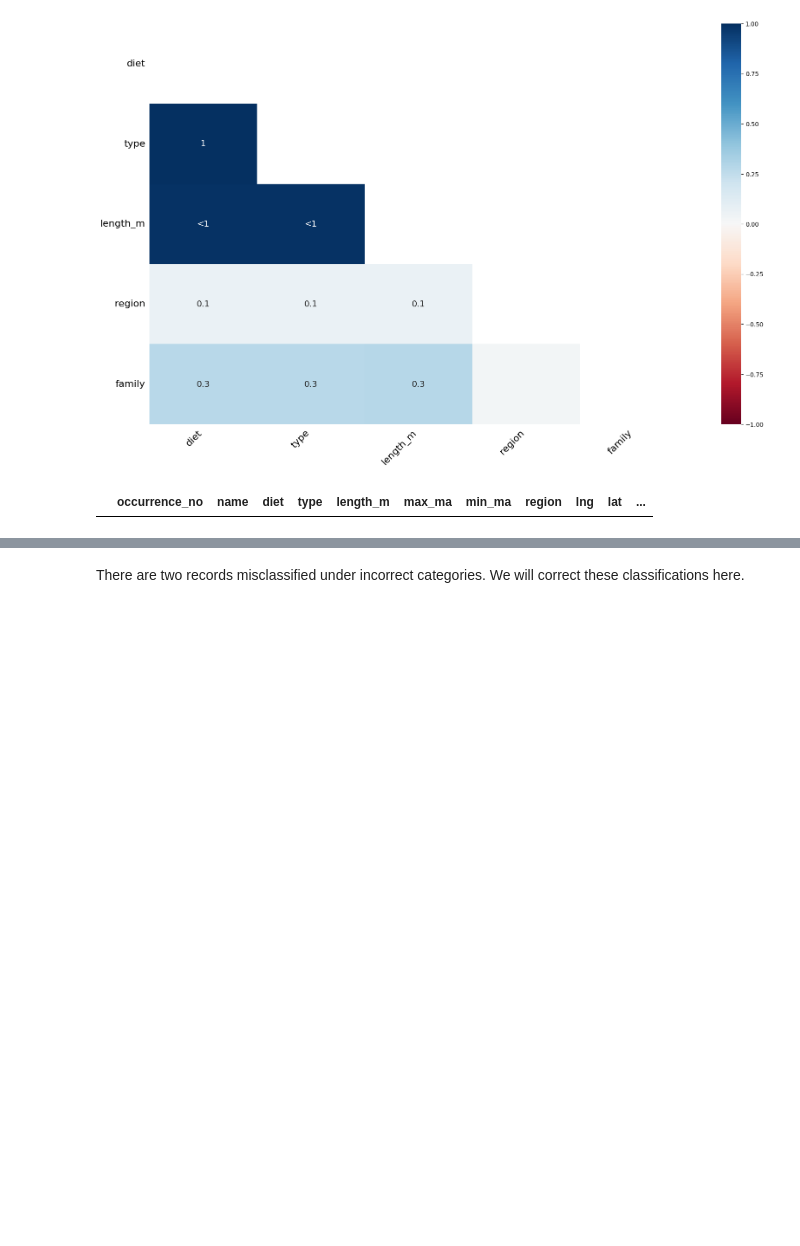
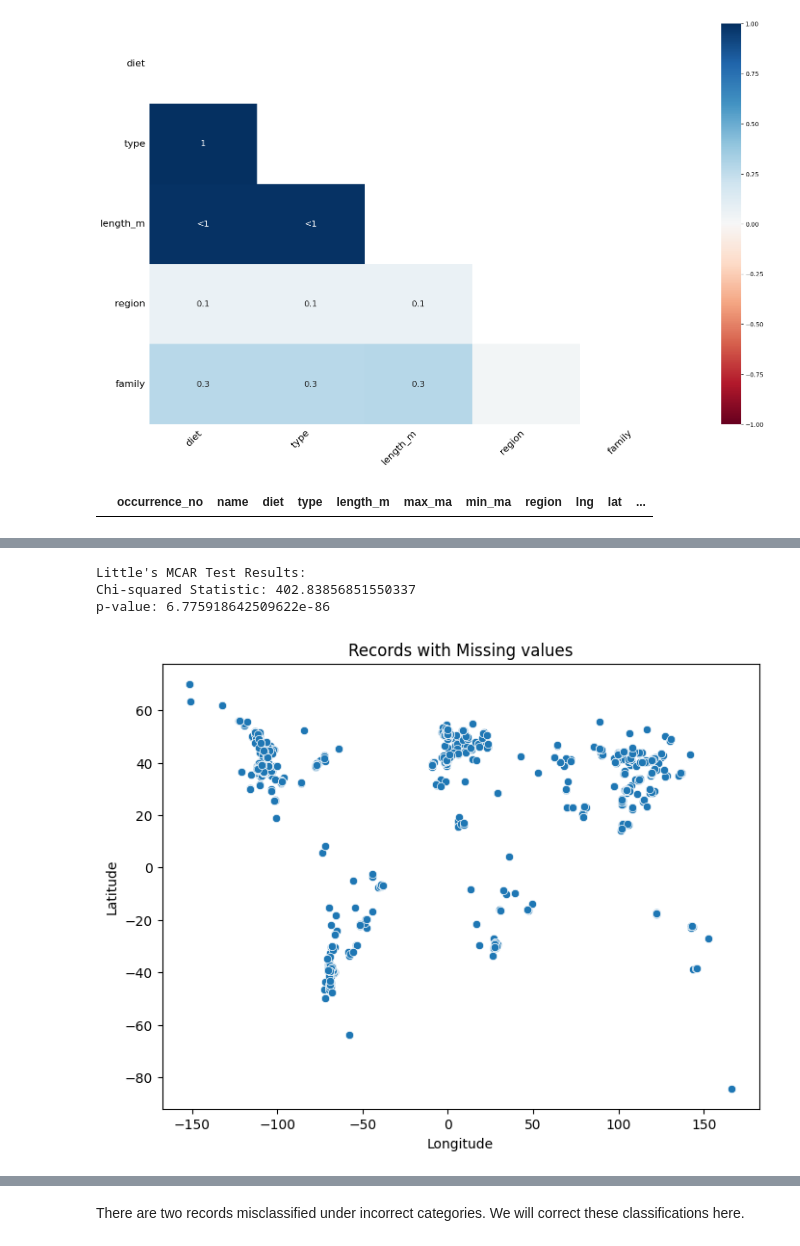
Before and after one commit to jshahna/Dinosaur-Fosil-Record-Insights, a Jupyter notebook: Dinosaurs-fossil-insights.ipynb, the cells around one changed output, grey strips where cells are left out. Saved outputs shown, nothing was run; the diff lists cells and outputs as text; code cells hidden in the pictures; blank space fills up the shorter version.

Commit message:
update Results

```diff
--- a/Dinosaurs-fossil-insights.ipynb
+++ b/Dinosaurs-fossil-insights.ipynb
@@ -229,0 +238,44 @@ dinosaurs[(dinosaurs['type'].isna())&(dinosaurs['family'].isna())]
+# %%
+def little_mcar_test(dataframe):
+    # Get the missingness pattern
+    missing_data = dataframe.isnull()
+    n_rows, n_cols = missing_data.shape
+
+    # Create a contingency table of missing vs. observed data
+    contingency_table = pd.DataFrame(missing_data).value_counts().unstack().fillna(0)
+
+    # Perform the chi-squared test
+    chi2, p_value, _, _ = chi2_contingency(contingency_table)
+
+    return chi2, p_value
+
+# Conduct Little's MCAR test
+chi2_stat, p_val = little_mcar_test(dinosaurs)
+
+# Display the results
+print("Little's MCAR Test Results:")
+print(f"Chi-squared Statistic: {chi2_stat}")
+print(f"p-value: {p_val}")
+# %% [output]
+Little's MCAR Test Results:
+Chi-squared Statistic: 402.83856851550337
+p-value: 6.775918642509622e-86
+# %%
+# Filter rows where 'type' is missing
+missing_type_data = dinosaurs[dinosaurs['type'].isna()]
+
+# Check if lng and lat columns exist in your dataset (replace with your actual column names)
+if 'lng' in missing_type_data.columns and 'lat' in missing_type_data.columns:
+    # Create a scatter plot of lng and lat for records with missing 'type'
+    plt.figure(figsize=(8, 6))
+    sns.scatterplot(x='lng', y='lat', data=missing_type_data)
+
+    # Adding labels and title
+    plt.title("Records with Missing values")
+    plt.xlabel("Longitude")
+    plt.ylabel("Latitude")
+
+    # Show the plot
+    plt.show()
+# %% [output]
+[figure, added]
```
Also changed, not shown: parts of 24 cells of this notebook.
